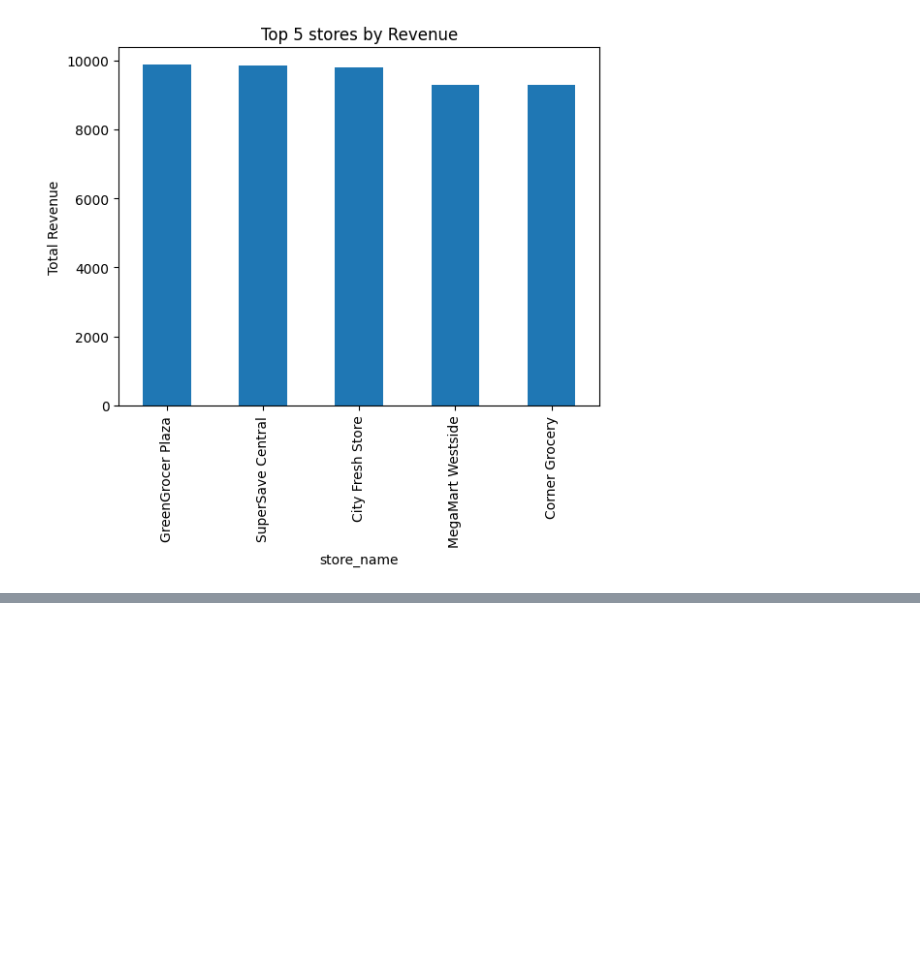
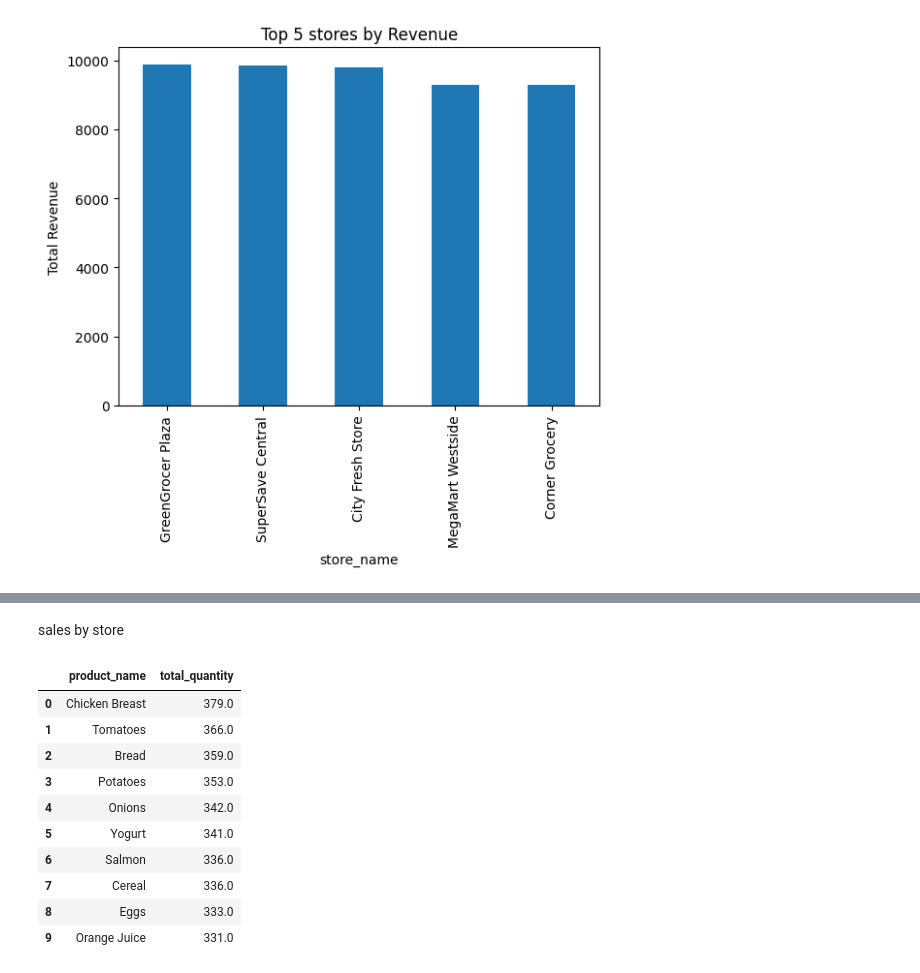
Before and after one commit to Noor875-lab/rf-phase2-dataanalyst-noorunnisha, a Jupyter notebook: notebooks/phase2.ipynb, the cells around one changed output, grey strips where cells are left out. Drawn from its saved outputs; the diff is of its cells as text; code cells hidden in the pictures; blank space fills up the shorter version.

```diff
--- a/notebooks/phase2.ipynb
+++ b/notebooks/phase2.ipynb
@@ -161,0 +227,19 @@ plt.show()
+# %% [markdown]
+sales by store
+# %%
+pd.read_sql(""" select product_name,sum(quantity)
+as total_quantity from 'transaction' group by
+product_name order by total_quantity desc limit 10""",
+conn)
+# %% [output]
+|  | product_name | total_quantity |
+| 0 | Chicken Breast | 379.0 |
+| 1 | Tomatoes | 366.0 |
+| 2 | Bread | 359.0 |
+| 3 | Potatoes | 353.0 |
+| 4 | Onions | 342.0 |
+| 5 | Yogurt | 341.0 |
+| 6 | Salmon | 336.0 |
+| 7 | Cereal | 336.0 |
+| 8 | Eggs | 333.0 |
+| 9 | Orange Juice | 331.0 |
```
Also changed, not shown: parts of 18 cells of this notebook, 1 other file.
